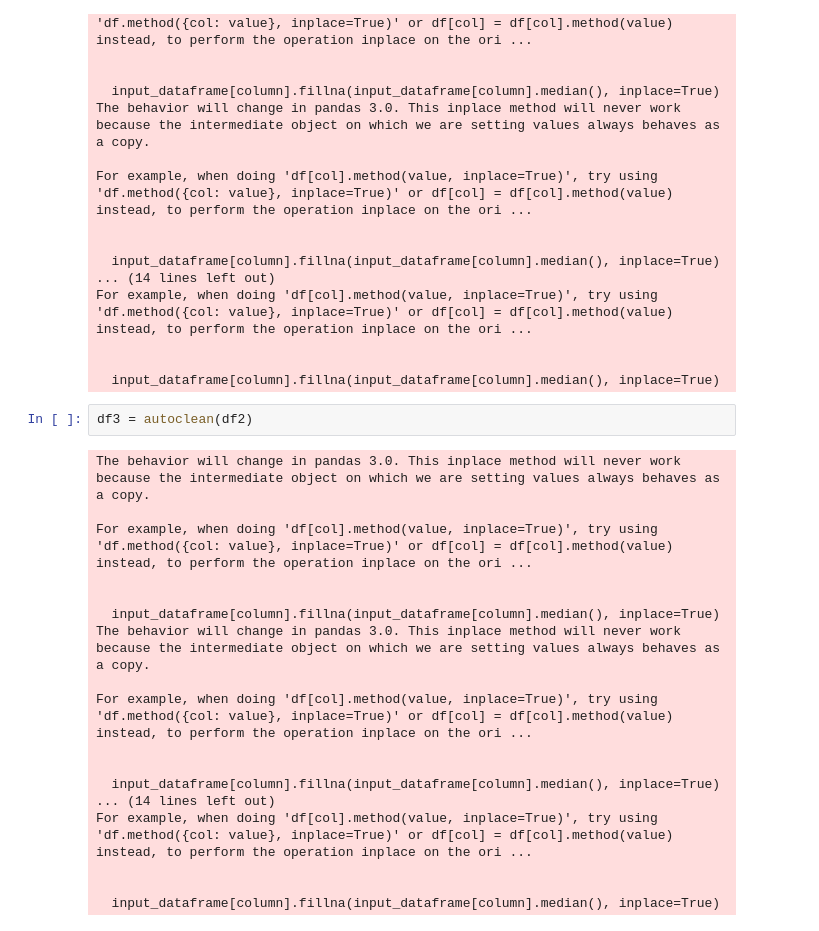
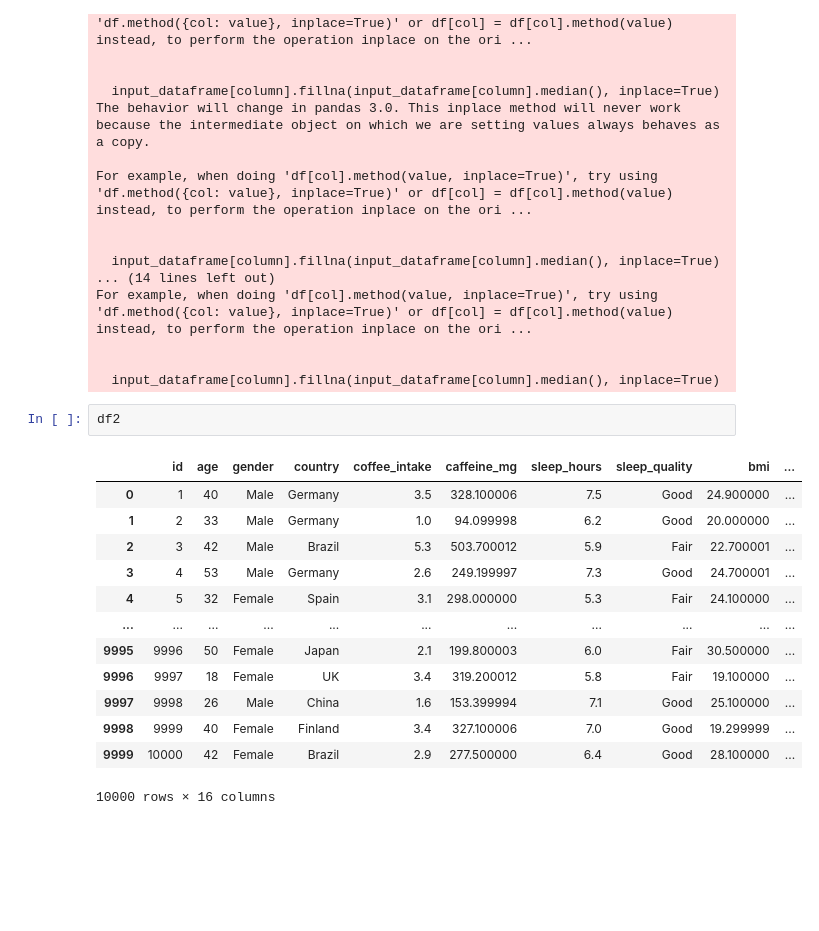
Before and after one commit to bunyod123/AI-DARSLAR, a Jupyter notebook: AI_Course(model_developing)/3-dars/data_check.ipynb, the cells around one changed output. Saved outputs shown, nothing was run; the diff lists cells and outputs as text; blank space fills up the shorter version.

```diff
--- a/AI_Course(model_developing)/3-dars/data_check.ipynb
+++ b/AI_Course(model_developing)/3-dars/data_check.ipynb
@@ -120,22 +120,18 @@ For example, when doing 'df[col].method(value, inplace=True)', try using 'df.met
 
   input_dataframe[column].fillna(input_dataframe[column].median(), inplace=True)
 # %%
-df3 = autoclean(df2)
+df2
 # %% [output]
+|  | id | age | gender | country | coffee_intake | caffeine_mg | sleep_hours | sleep_quality | bmi | ... |
+| 0 | 1 | 40 | Male | Germany | 3.5 | 328.100006 | 7.5 | Good | 24.900000 | ... |
+| 1 | 2 | 33 | Male | Germany | 1.0 | 94.099998 | 6.2 | Good | 20.000000 | ... |
+| 2 | 3 | 42 | Male | Brazil | 5.3 | 503.700012 | 5.9 | Fair | 22.700001 | ... |
+| 3 | 4 | 53 | Male | Germany | 2.6 | 249.199997 | 7.3 | Good | 24.700001 | ... |
+| 4 | 5 | 32 | Female | Spain | 3.1 | 298.000000 | 5.3 | Fair | 24.100000 | ... |
+| ... | ... | ... | ... | ... | ... | ... | ... | ... | ... | ... |
+| 9995 | 9996 | 50 | Female | Japan | 2.1 | 199.800003 | 6.0 | Fair | 30.500000 | ... |
+| 9996 | 9997 | 18 | Female | UK | 3.4 | 319.200012 | 5.8 | Fair | 19.100000 | ... |
+| 9997 | 9998 | 26 | Male | China | 1.6 | 153.399994 | 7.1 | Good | 25.100000 | ... |
+| 9998 | 9999 | 40 | Female | Finland | 3.4 | 327.100006 | 7.0 | Good | 19.299999 | ... |
+| 9999 | 10000 | 42 | Female | Brazil | 2.9 | 277.500000 | 6.4 | Good | 28.100000 | ... |
-The behavior will change in pandas 3.0. This inplace method will never work because the intermediate object on which we are setting values always behaves as a copy.
-
-For example, when doing 'df[col].method(value, inplace=True)', try using 'df.method({col: value}, inplace=True)' or df[col] = df[col].method(value) instead, to perform the operation inplace on the ori ...
-
-
-  input_dataframe[column].fillna(input_dataframe[column].median(), inplace=True)
-The behavior will change in pandas 3.0. This inplace method will never work because the intermediate object on which we are setting values always behaves as a copy.
-
-For example, when doing 'df[col].method(value, inplace=True)', try using 'df.method({col: value}, inplace=True)' or df[col] = df[col].method(value) instead, to perform the operation inplace on the ori ...
-
-
-  input_dataframe[column].fillna(input_dataframe[column].median(), inplace=True)
-... (14 lines left out)
-For example, when doing 'df[col].method(value, inplace=True)', try using 'df.method({col: value}, inplace=True)' or df[col] = df[col].method(value) instead, to perform the operation inplace on the ori ...
-
-
-  input_dataframe[column].fillna(input_dataframe[column].median(), inplace=True)
+10000 rows × 16 columns
```
